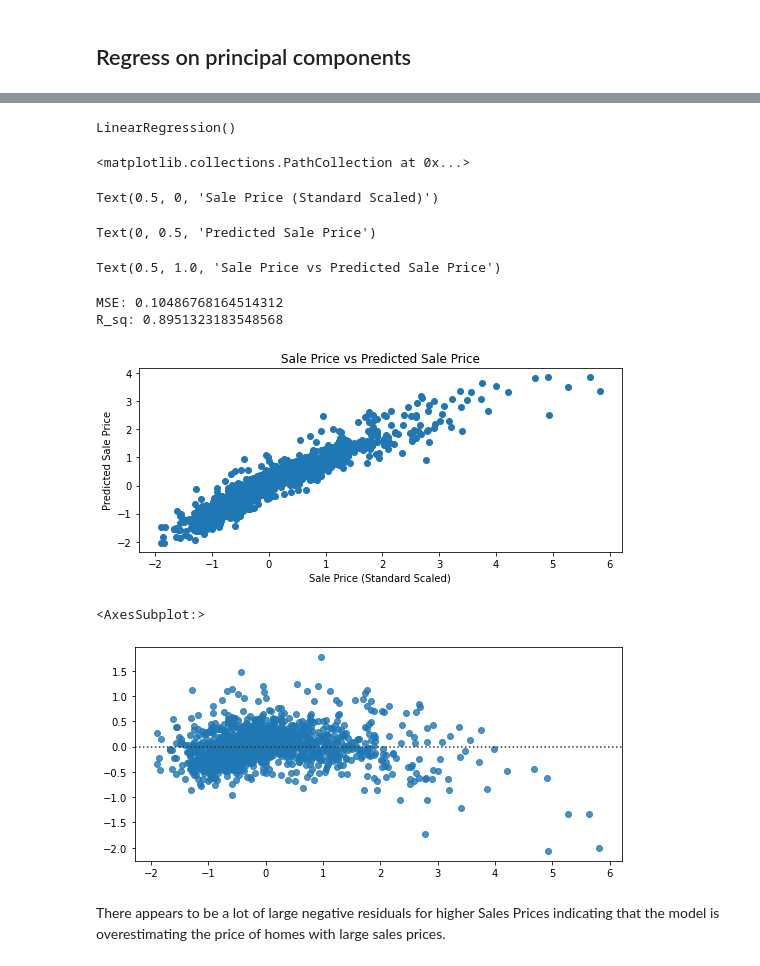
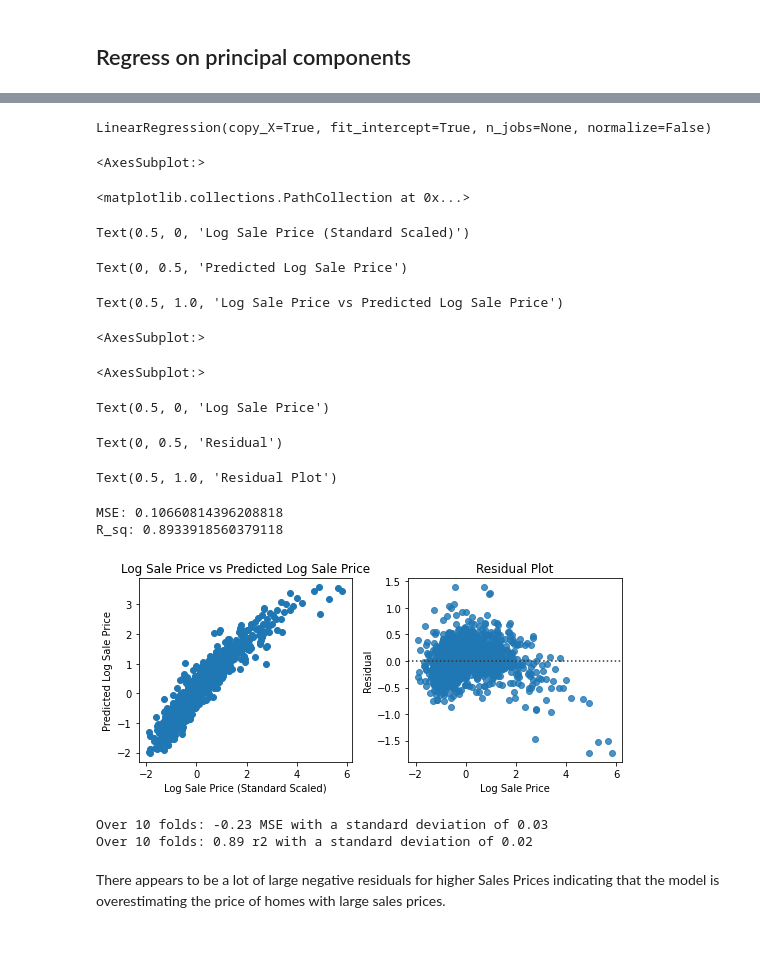
Before and after one commit to Steve-Desilets/MSDS-422-Module-2-Assignment, a Jupyter notebook: Module 2 Assignment - Group 3.ipynb, the cells around one changed output, grey strips where cells are left out. Drawn from its saved outputs; the diff is of its cells as text; code cells hidden in the pictures.

```diff
--- a/Module 2 Assignment - Group 3.ipynb
+++ b/Module 2 Assignment - Group 3.ipynb
@@ -1087,11 +1087,20 @@ regr.fit(x_pca_scale, y_scale)
 
 y_pred = regr.predict(x_pca_scale)
 
+
+plt.subplot(1, 2, 1)
+
 plt.scatter(y_scale, y_pred)
-plt.xlabel('Sale Price (Standard Scaled)')
-plt.ylabel('Predicted Sale Price')
-plt.title('Sale Price vs Predicted Sale Price')
+plt.xlabel('Log Sale Price (Standard Scaled)')
+plt.ylabel('Predicted Log Sale Price')
+plt.title('Log Sale Price vs Predicted Log Sale Price')
 
+# Residuals
+plt.subplot(1, 2, 2)
+sns.residplot(x=y_scale, y=y_pred)
+plt.xlabel('Log Sale Price')
+plt.ylabel('Residual')
+plt.title('Residual Plot')
 ## calculate RMSE ##
 
 # Mean Squared Error
@@ -1121,21 +1130,38 @@ print("R_sq:",r2)
-LinearRegression()
+LinearRegression(copy_X=True, fit_intercept=True, n_jobs=None, normalize=False)
-<matplotlib.collections.PathCollection at 0x...>
+<AxesSubplot:>
-Text(0.5, 0, 'Sale Price (Standard Scaled)')
+<matplotlib.collections.PathCollection at 0x...>
-Text(0, 0.5, 'Predicted Sale Price')
+Text(0.5, 0, 'Log Sale Price (Standard Scaled)')
-Text(0.5, 1.0, 'Sale Price vs Predicted Sale Price')
+Text(0, 0.5, 'Predicted Log Sale Price')
-MSE: 0.10486768164514312
-R_sq: 0.8951323183548568
+Text(0.5, 1.0, 'Log Sale Price vs Predicted Log Sale Price')
+<AxesSubplot:>
+<AxesSubplot:>
+Text(0.5, 0, 'Log Sale Price')
+Text(0, 0.5, 'Residual')
+Text(0.5, 1.0, 'Residual Plot')
+MSE: 0.10660814396208818
+R_sq: 0.8933918560379118
-[figure, old version]
+[figure, new version]
-# %%
-# Residuals
-
-sns.residplot(x=y_scale, y=y_pred)
-
-# the residuals appear to have a nonlinear relationship
-# try log of y
-# %% [output]
-<AxesSubplot:>
-[figure, removed]
+# %%
+#define cross-validation method to use
+
+cv = KFold(n_splits=10, random_state=1, shuffle=True)
+
+#build multiple linear regression model
+model = LinearRegression()
+
+#use k-fold CV to evaluate model
+scores_mse = cross_val_score(model, x_pca_scale, y_scale, scoring='neg_mean_absolute_error',
+                         cv=cv, n_jobs=-1)
+print("Over 10 folds: %0.2f MSE with a standard deviation of %0.2f" % (scores_mse.mean(), scores_mse.std()))
+
+
+#use k-fold CV to evaluate model R2
+scores_r2 = cross_val_score(model, x_pca_scale, y_scale, scoring='r2',
+                         cv=cv, n_jobs=-1)
+print("Over 10 folds: %0.2f r2 with a standard deviation of %0.2f" % (scores_r2.mean(), scores_r2.std()))
+# %% [output]
+Over 10 folds: -0.23 MSE with a standard deviation of 0.03
+Over 10 folds: 0.89 r2 with a standard deviation of 0.02
 # %% [markdown]
 There appears to be a lot of large negative residuals for higher Sales Prices indicating that the model is overestimating the price of homes with large sales prices.
 # %%
```
Also changed, not shown: parts of 6 cells of this notebook.
